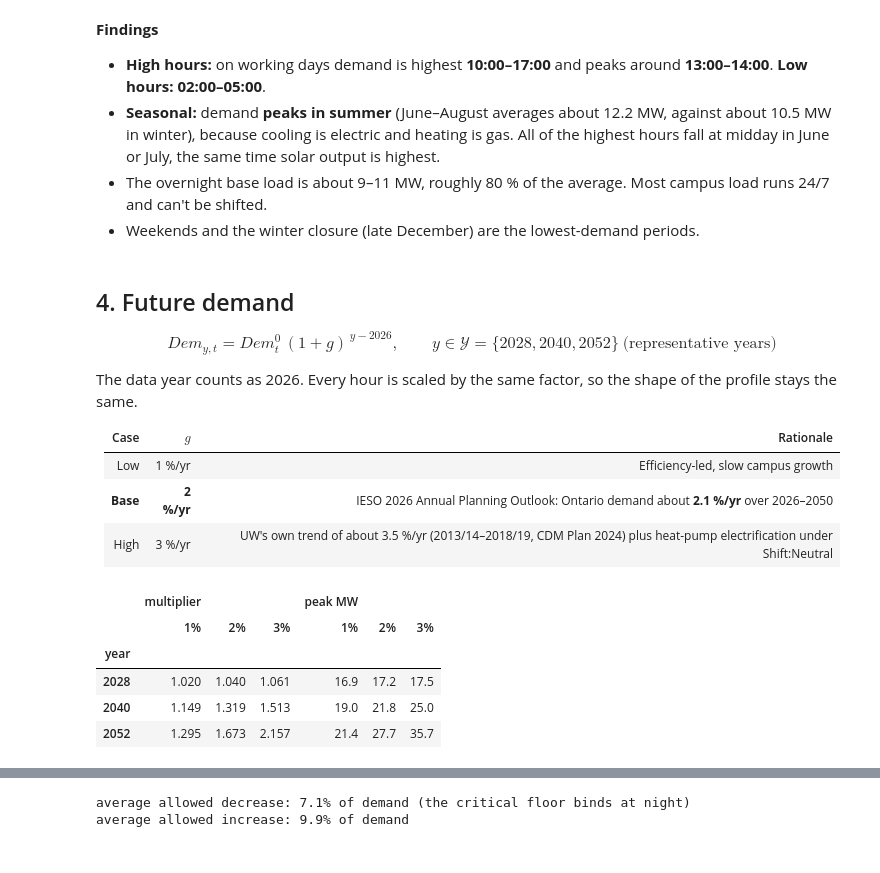
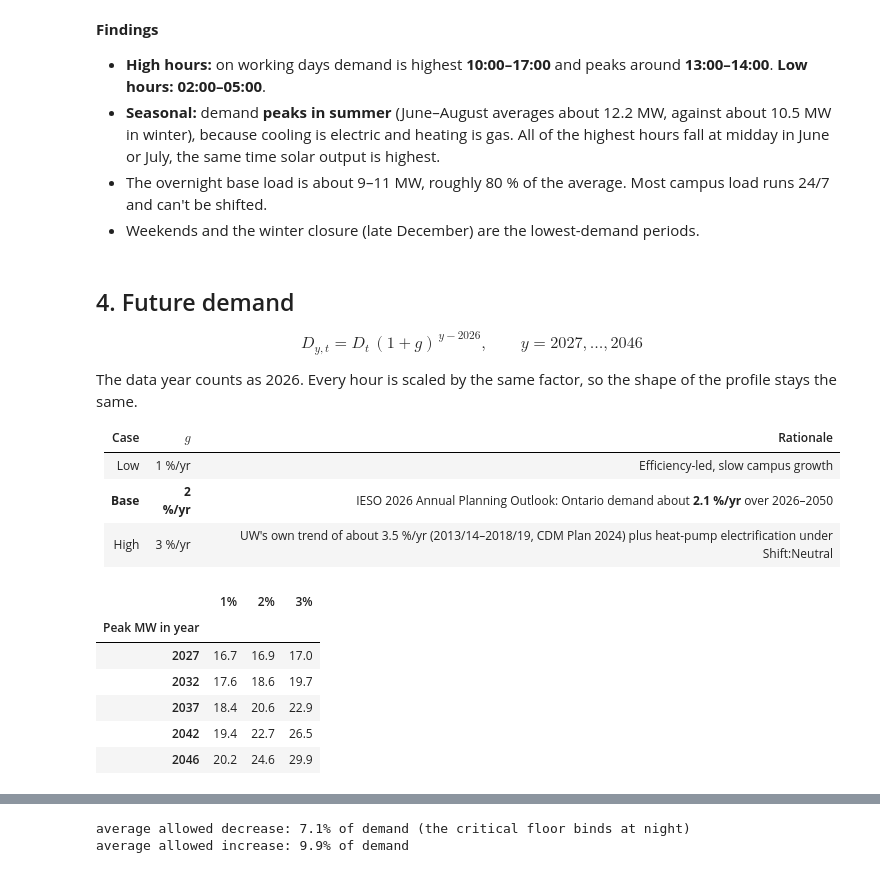
Before and after one commit to y3jian/MSE332-Energy-Project, a Jupyter notebook: demand/demand_analysis.ipynb, the cells around one changed output, grey strips where cells are left out. Drawn from its saved outputs; the diff is of its cells as text; code cells hidden in the pictures.

```diff
--- a/demand/demand_analysis.ipynb
+++ b/demand/demand_analysis.ipynb
@@ -114,7 +114,7 @@ axes[1].legend(frameon=False); plt.tight_layout()
 - Weekends and the winter closure (late December) are the lowest-demand periods.
 # %% [markdown]
 ## 4. Future demand
-$$Dem_{y,t} = Dem^0_t\,(1+g)^{\,y-2026}, \qquad y \in \mathcal{Y} = \{2028, 2040, 2052\}\ \text{(representative years)}$$
+$$D_{y,t} = D_t\,(1+g)^{\,y-2026}, \qquad y = 2027,\dots,2046$$
 
 The data year counts as 2026. Every hour is scaled by the same factor, so the shape of the profile stays the same.
 
@@ -124,17 +124,17 @@ The data year counts as 2026. Every hour is scaled by the same factor, so the sh
 | **Base** | **2 %/yr** | IESO 2026 Annual Planning Outlook: Ontario demand about **2.1 %/yr** over 2026–2050 |
 | High | 3 %/yr | UW's own trend of about 3.5 %/yr (2013/14–2018/19, CDM Plan 2024) plus heat-pump electrification under Shift:Neutral |
 # %%
-years = np.array([2028, 2040, 2052])
-pd.concat({"multiplier": pd.DataFrame({f"{g:.0%}": (1 + g) ** (years - 2026) for g in (0.01, 0.02, 0.03)}, index=years).round(3),
-           "peak MW": pd.DataFrame({f"{g:.0%}": (D.max() / 1e3) * (1 + g) ** (years - 2026) for g in (0.01, 0.02, 0.03)}, index=years).round(1)},
-          axis=1).rename_axis("year")
+years = np.array([2027, 2032, 2037, 2042, 2046])
+pd.DataFrame({f"{g:.0%}": (D.max() / 1e3) * (1 + g) ** (years - 2026) for g in (0.01, 0.02, 0.03)},
+             index=pd.Index(years, name="Peak MW in year")).round(1)
 # %% [output]
-|  | multiplier |  |  | peak MW |  |  |
-|  | 1% | 2% | 3% | 1% | 2% | 3% |
-| year |  |  |  |  |  |  |
-| 2028 | 1.020 | 1.040 | 1.061 | 16.9 | 17.2 | 17.5 |
-| 2040 | 1.149 | 1.319 | 1.513 | 19.0 | 21.8 | 25.0 |
-| 2052 | 1.295 | 1.673 | 2.157 | 21.4 | 27.7 | 35.7 |
+|  | 1% | 2% | 3% |
+| Peak MW in year |  |  |  |
+| 2027 | 16.7 | 16.9 | 17.0 |
+| 2032 | 17.6 | 18.6 | 19.7 |
+| 2037 | 18.4 | 20.6 | 22.9 |
+| 2042 | 19.4 | 22.7 | 26.5 |
+| 2046 | 20.2 | 24.6 | 29.9 |
 # %% [markdown]
 ## 5. Demand flexibility
 **Assumptions**
```
Also changed, not shown: parts of 5 cells of this notebook, 10 other files.
